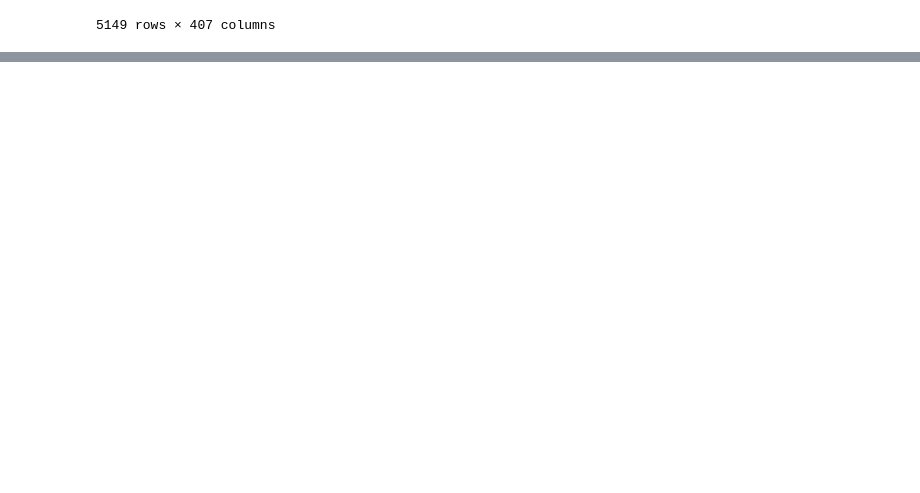
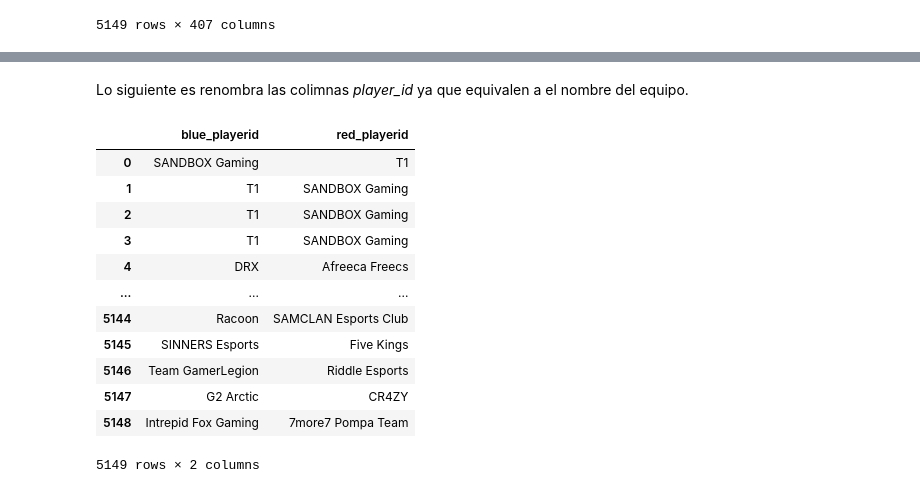
Before and after one commit to CamiloAPB/EDA_DS, a Jupyter notebook: Src/Notebooks/Exploracion_inicial.ipynb, the cells around one changed output, grey strips where cells are left out. Cells and saved outputs as stored; diff of their text form; code cells hidden in the pictures; blank space fills up the shorter version.

Commit message:
Limpieza_csv_main_1_12

```diff
--- a/Src/Notebooks/Exploracion_inicial.ipynb
+++ b/Src/Notebooks/Exploracion_inicial.ipynb
@@ -288,0 +206,2 @@ fig
+# %%
+df_col = pd.read_csv("C:\\Users\\camil\\OneDrive\\Documentos\\GitHub\\GITHUb\\EDA_DS\\Src\\Data\\S10_Main.csv", index_col=False, parse_dates=["date"])
@@ -288,0 +234,4 @@ fig
+# %%
+# De t1_ a blue_
+
+df_col.columns = df_col.columns.str.replace("t1_", "blue_")
@@ -288,0 +283,18 @@ fig
+# %% [markdown]
+Lo siguiente es renombra las colimnas *player_id* ya que equivalen a el nombre del equipo.
+# %%
+df_col[["blue_playerid", "red_playerid"]]
+# %% [output]
+|  | blue_playerid | red_playerid |
+| 0 | SANDBOX Gaming | T1 |
+| 1 | T1 | SANDBOX Gaming |
+| 2 | T1 | SANDBOX Gaming |
+| 3 | T1 | SANDBOX Gaming |
+| 4 | DRX | Afreeca Freecs |
+| ... | ... | ... |
+| 5144 | Racoon | SAMCLAN Esports Club |
+| 5145 | SINNERS Esports | Five Kings |
+| 5146 | Team GamerLegion | Riddle Esports |
+| 5147 | G2 Arctic | CR4ZY |
+| 5148 | Intrepid Fox Gaming | 7more7 Pompa Team |
+5149 rows × 2 columns
```
Also changed, not shown: parts of 56 cells of this notebook, 3 other files.
